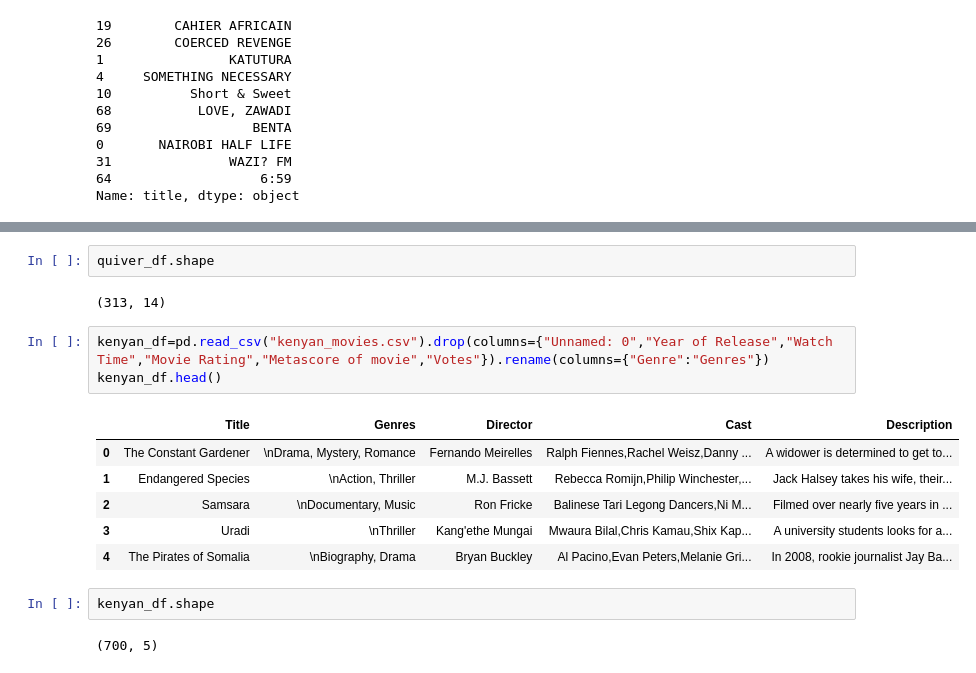
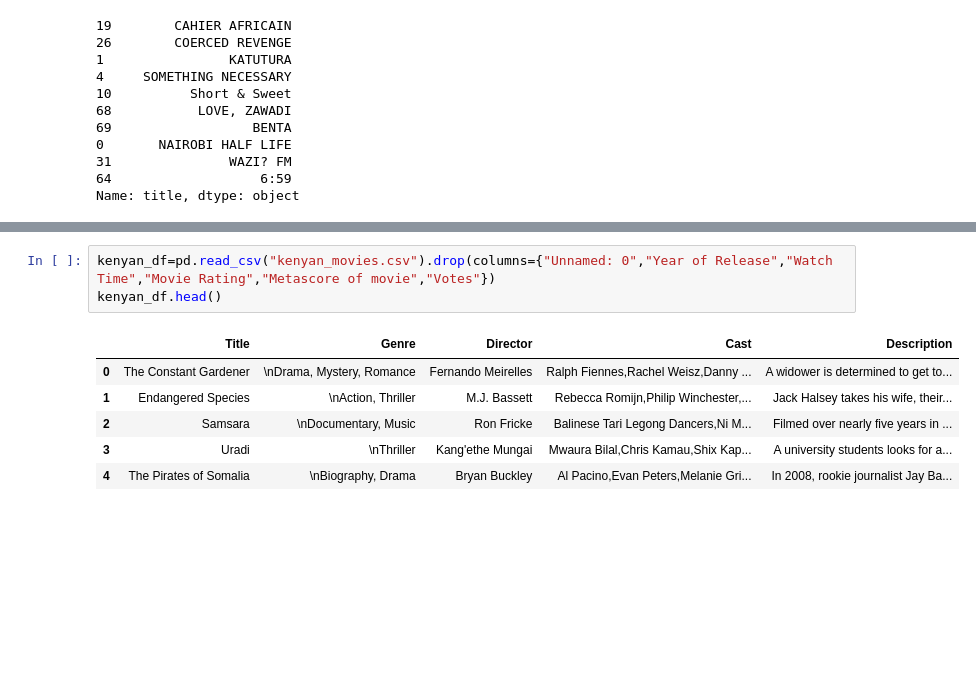
Before and after one commit to CHRISTINEMUTHEE/Movie_Recomendation_System, a Jupyter notebook: content_based.ipynb, the cells around one changed output, grey strips where cells are left out. Saved outputs shown, nothing was run; the diff lists cells and outputs as text; blank space fills up the shorter version.

```diff
--- a/content_based.ipynb
+++ b/content_based.ipynb
@@ -274,18 +267,10 @@ quiver_df.head(2)
-# %%
-quiver_df.shape
-# %% [output]
-(313, 14)
 # %%
-kenyan_df=pd.read_csv("kenyan_movies.csv").drop(columns={"Unnamed: 0","Year of Release","Watch Time","Movie Rating","Metascore of movie","Votes"}).rename(columns={"Genre":"Genres"})
+kenyan_df=pd.read_csv("kenyan_movies.csv").drop(columns={"Unnamed: 0","Year of Release","Watch Time","Movie Rating","Metascore of movie","Votes"})
 kenyan_df.head()
 # %% [output]
-|  | Title | Genres | Director | Cast | Description |
+|  | Title | Genre | Director | Cast | Description |
 | 0 | The Constant Gardener | \nDrama, Mystery, Romance | Fernando Meirelles | Ralph Fiennes,Rachel Weisz,Danny ... | A widower is determined to get to... |
 | 1 | Endangered Species | \nAction, Thriller | M.J. Bassett | Rebecca Romijn,Philip Winchester,... | Jack Halsey takes his wife, their... |
 | 2 | Samsara | \nDocumentary, Music | Ron Fricke | Balinese Tari Legong Dancers,Ni M... | Filmed over nearly five years in ... |
 | 3 | Uradi | \nThriller | Kang'ethe Mungai | Mwaura Bilal,Chris Kamau,Shix Kap... | A university students looks for a... |
 | 4 | The Pirates of Somalia | \nBiography, Drama | Bryan Buckley | Al Pacino,Evan Peters,Melanie Gri... | In 2008, rookie journalist Jay Ba... |
-# %%
-kenyan_df.shape
-# %% [output]
-(700, 5)
```
Also changed, not shown: parts of 26 cells of this notebook, 4 other files.
